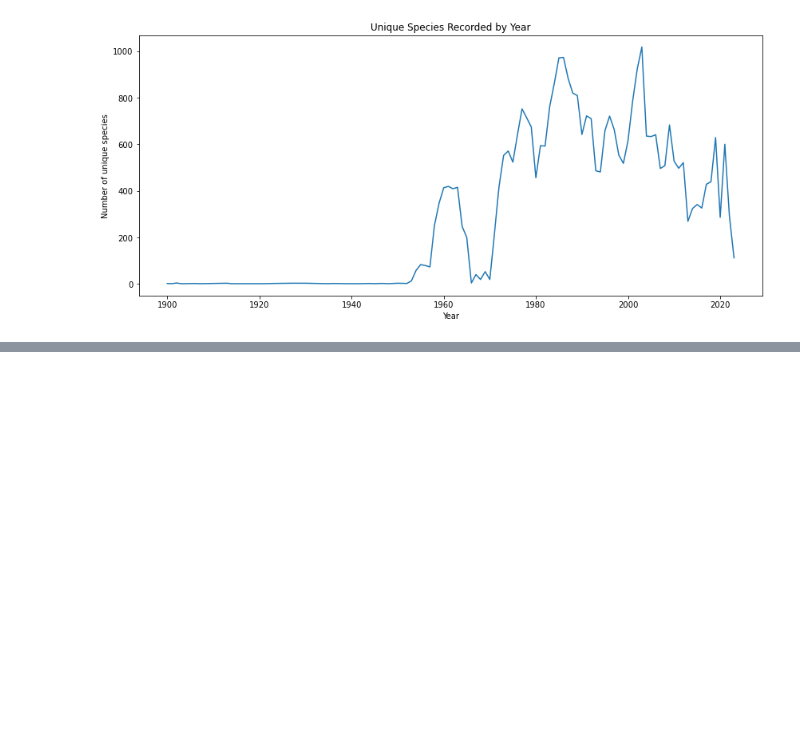
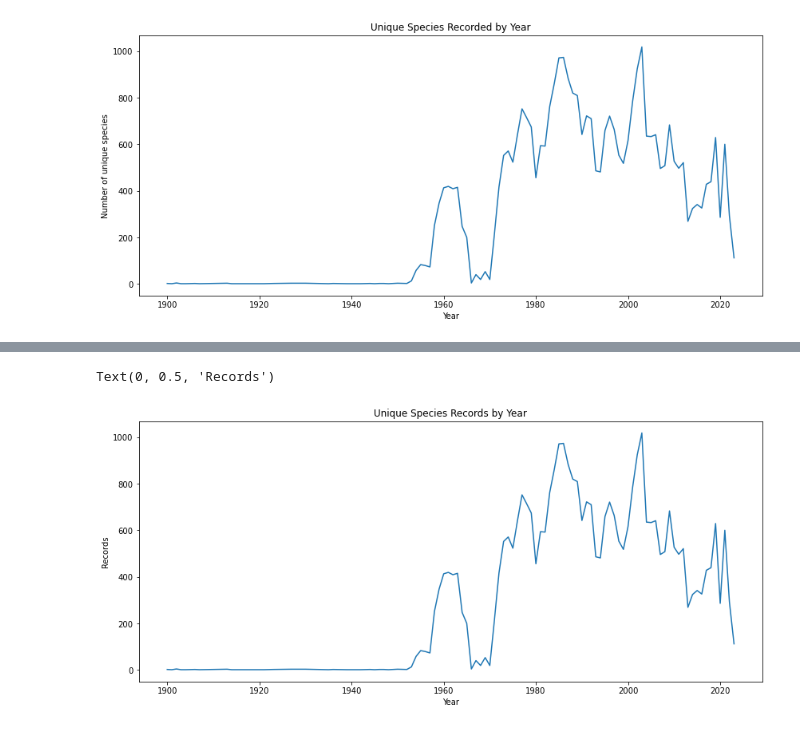
Before and after one commit to rbamford28/kent-biodiversity-prioritisation, a Jupyter notebook: notebooks/02_explore_biodiversity_data.ipynb, the cells around one changed output, grey strips where cells are left out. Drawn from its saved outputs; the diff is of its cells as text; code cells hidden in the pictures; blank space fills up the shorter version.

```diff
--- a/notebooks/02_explore_biodiversity_data.ipynb
+++ b/notebooks/02_explore_biodiversity_data.ipynb
@@ -181,0 +253,11 @@ Text(0, 0.5, 'Number of unique species')
+# %%
+plt.figure(figsize = (14,6))
+
+plt.plot(annual_summary['Year'],annual_summary['unique_species'])
+
+plt.title('Unique Species Records by Year')
+plt.xlabel('Year')
+plt.ylabel('Records')
+# %% [output]
+Text(0, 0.5, 'Records')
+[figure, added]
```
Also changed, not shown: parts of 56 cells of this notebook, 5 other files.
